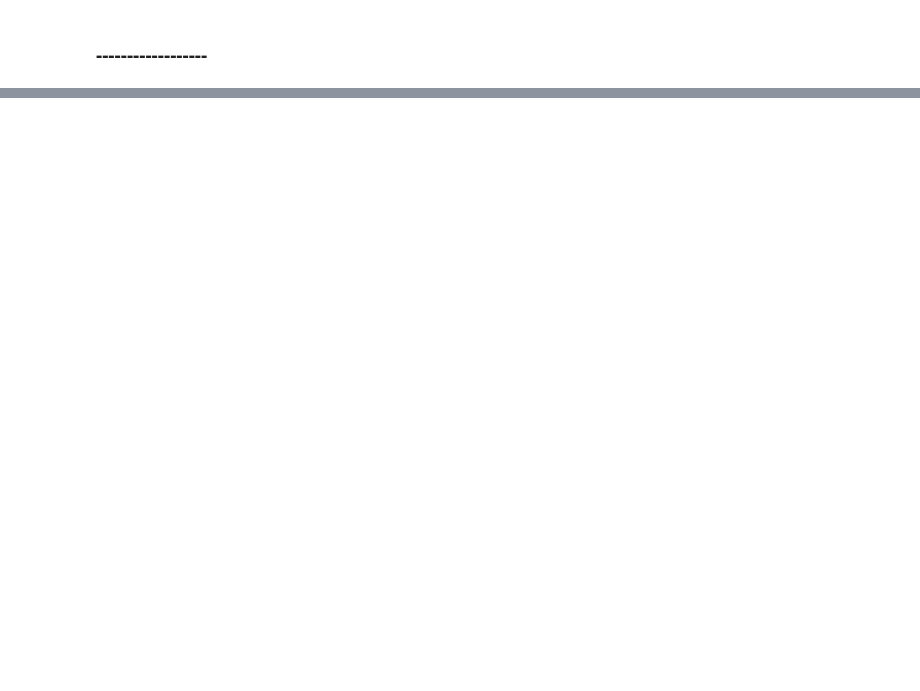
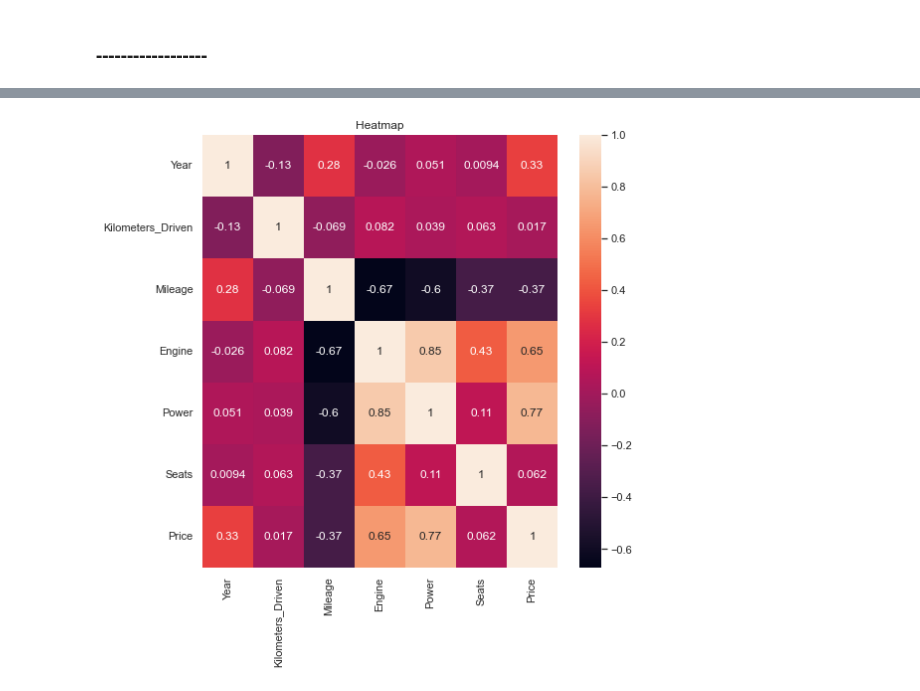
Before and after one commit to vryan-06/DarkCoders_Datahack, a Jupyter notebook: notebook/Data Analytics DJSE PS3.ipynb, the cells around one changed output, grey strips where cells are left out. Drawn from its saved outputs; the diff is of its cells as text; code cells hidden in the pictures; blank space fills up the shorter version.

```diff
--- a/notebook/Data Analytics DJSE PS3.ipynb
+++ b/notebook/Data Analytics DJSE PS3.ipynb
@@ -144,0 +151,7 @@ df.head()
+# %%
+plt.figure(figsize=(8, 8))
+sns.heatmap(df.corr(), annot=True)
+plt.title("Heatmap")
+plt.show()
+# %% [output]
+[figure, added]
```
Also changed, not shown: parts of 19 cells of this notebook.
